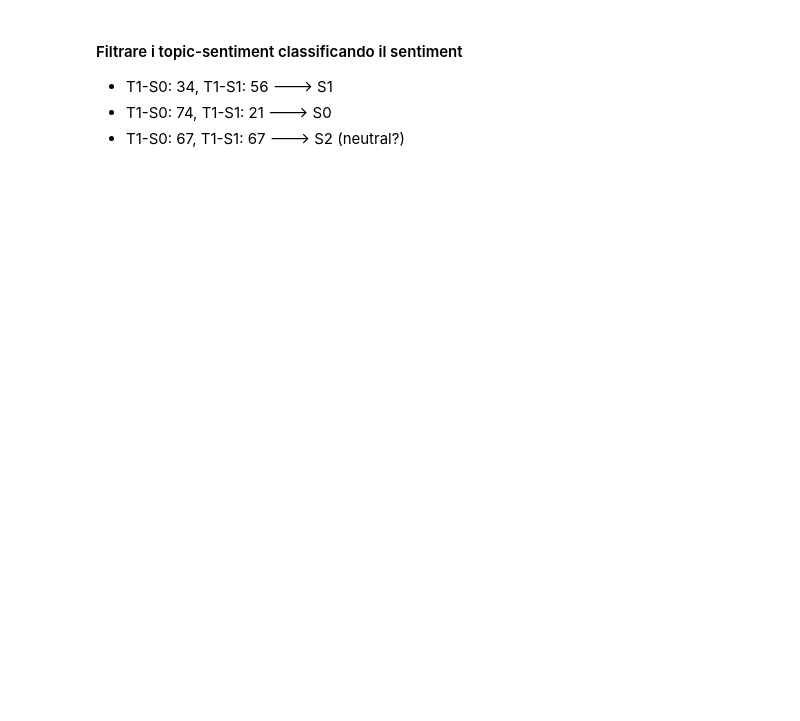
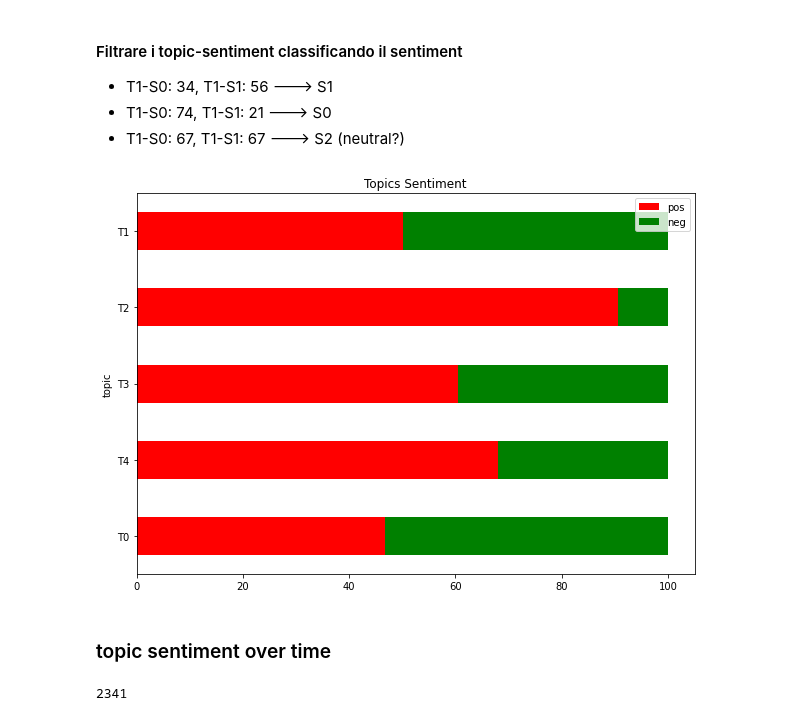
Before and after one commit to saiteki-kai/amazon-reviews, a Jupyter notebook: notebooks/03_asum.ipynb, the cells around one changed output. Saved outputs shown, nothing was run; the diff lists cells and outputs as text; code cells hidden in the pictures; blank space fills up the shorter version.

```diff
--- a/notebooks/03_asum.ipynb
+++ b/notebooks/03_asum.ipynb
@@ -208,30 +285,39 @@ fig.tight_layout()
 - T1-S0: 74, T1-S1: 21 ---> S0
 - T1-S0: 67, T1-S1: 67 ---> S2 (neutral?)
 # %%
+from matplotlib.pyplot import title
+
+
 pos_count = Counter()
 neg_count = Counter()
-
 
 for x in reviews_df["topics"].values:
     pos_topics = set(["T" + str(st["topic"]) for st in x if st["sentiment"] == 0])
     neg_topics = set(["T" + str(st["topic"]) for st in x if st["sentiment"] == 1])
 
     pos_count.update(pos_topics)
     neg_count.update(neg_topics)
 
 
 pos_df = pd.DataFrame(pos_count.items(), columns=["topic", "pos"])
 neg_df = pd.DataFrame(neg_count.items(), columns=["topic", "neg"])
 
 st_counts = pd.merge(pos_df, neg_df, on="topic")
 st_counts["topic"] = st_counts["topic"].astype("category")
 
 total = st_counts["pos"] + st_counts["neg"]
 st_counts["pos"] = st_counts["pos"] / total * 100
 st_counts["neg"] = st_counts["neg"] / total * 100
 
 st_counts.set_index("topic", inplace=True)
 st_counts.sort_index(inplace=True)
 st_counts = st_counts.iloc[[int(o[1]) for o in order][::-1]]
 
-st_counts.plot(kind="barh", stacked=True, color=["red", "green"])
+fig, ax = plt.subplots(figsize=(10, 7))
+st_counts.plot(kind="barh", stacked=True, color=["red", "green"], ax=ax, title="Topics Sentiment")
+
+pass
+# %% [output]
+[figure, added]
+# %% [markdown]
+### topic sentiment over time
@@ -237,0 +334,4 @@ st_counts.plot(kind="barh", stacked=True, color=["red", "green"])
+# %%
+len(timestamps)
+# %% [output]
+2341
```
Also changed, not shown: parts of 28 cells of this notebook.
